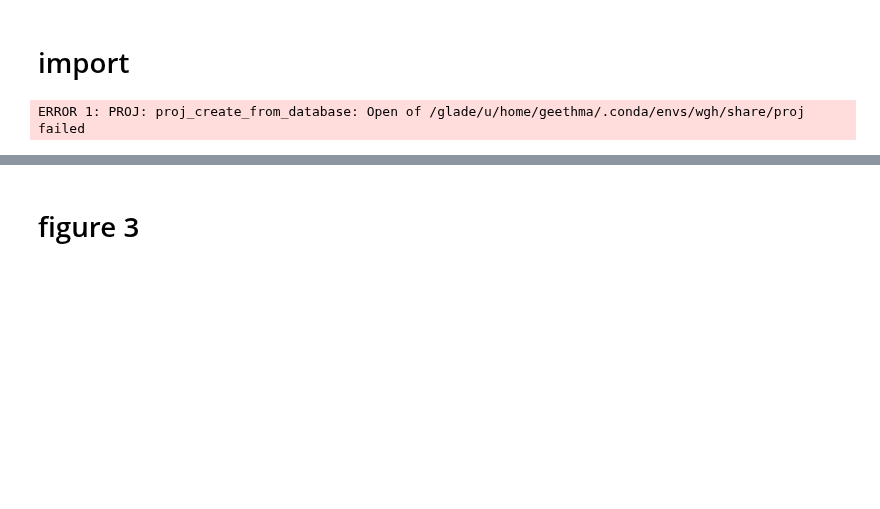
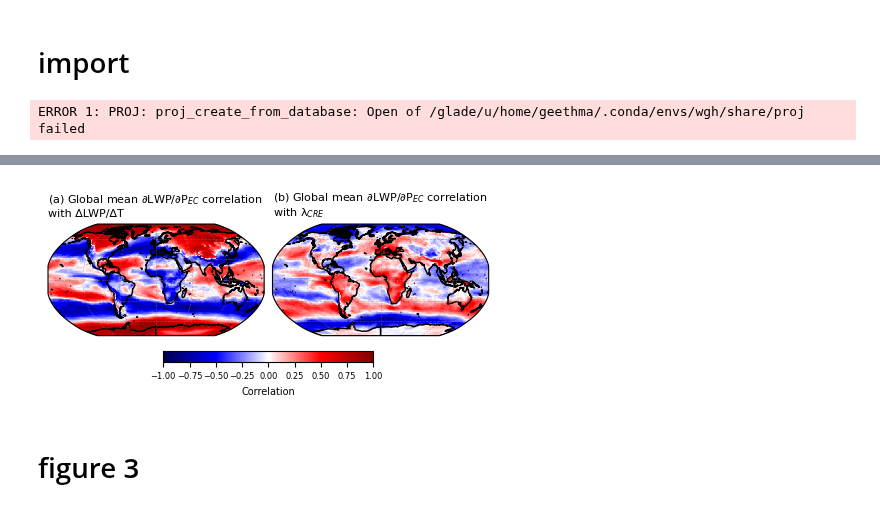
Before and after one commit to wgh-private/globalFB_precipeff, a Jupyter notebook: finalwork.ipynb, the cells around one changed output, grey strips where cells are left out. Saved outputs shown, nothing was run; the diff lists cells and outputs as text; code cells hidden in the pictures; blank space fills up the shorter version.

```diff
--- a/finalwork.ipynb
+++ b/finalwork.ipynb
@@ -33,0 +128,87 @@ from cyclone_metrics import *
+# %%
+import matplotlib.pyplot as plt
+import cartopy.crs as ccrs
+import cartopy.feature as cfeature
+import numpy as np
+import scipy.stats as stats
+
+file = np.load('/glade/campaign/uwyo/wyom0124/variables_filtered/pe.npz')
+PE_g_mean = xr.DataArray(file['data'], dims=['runs'], coords={'runs':file['runs']})  # [s-1]
+
+var_list = ['LWPmap_ol', 'pe_maps_ol', 'dLWPmap_gol', 'dSWCREmap', 'dLWCREmap', 'dTSmap_gol']
+var_dict = {var: load_xarray(var) for var in var_list}
+
+### Select only common runs for all datasets
+var_keys = list(var_dict.keys())
+common_members = var_dict[var_keys[0]]["runs"].values
+for name in var_keys:
+    print(name)
+    common_members = np.intersect1d(common_members, var_dict[name]["runs"].values)
+
+var_dict = {name: ds.sel(runs=common_members) for name, ds in var_dict.items()}
+
+totdCRE_g = (var_dict['dLWCREmap']+var_dict['dSWCREmap'])/var_dict['dTSmap_gol']
+common_members = np.intersect1d(PE_g_mean['runs'], totdCRE_g['runs'])
+totdCRE_g = totdCRE_g.sel(runs=common_members)
+PE_g_mean = PE_g_mean.sel(runs=common_members)
+dVAR_map_o = [var_dict['dLWPmap_gol'].data/var_dict['dTSmap_gol'].data, totdCRE_g.data]
+dVAR_map_o = np.array(dVAR_map_o)
+dVar_name = ['∆LWP/∆T', 'λ$_{CRE}$']
+
+grad = [PE_g_mean.data]
+grad = np.array(grad)
+grad_name = ['P/LWP']
+
+# Set figure width to 11.4 cm = 4.49 inches for PNAS single-column
+fig = plt.figure(figsize=(4.49, 2.8))  # Adjusted height to maintain horizontal layout
+
+lat_sh = var_dict['dLWPmap_gol'].lat.shape[0]
+lon_sh = var_dict['dLWPmap_gol'].lon.shape[0]
+
+nums = [[0, 0], [0, 1]]
+title_num = ['(a) ', '(b) ']
+
+# PNAS-compliant font sizes
+title_fontsize = 8
+label_fontsize = 7
+tick_fontsize = 6
+
+_, PPE_grad_LWP_PRC = cyclone_metrics()
+PPE_grad_LWP_PRC = PPE_grad_LWP_PRC.sel(runs=common_members)
+grad = [PPE_grad_LWP_PRC.data]
+grad = np.array(grad)
+grad_name = ['∂LWP/∂P$_{EC}$']
+
+# Create 1 row, 2 columns
+fig, axs = plt.subplots(1, 2, figsize=(4.49, 2.8), subplot_kw={'projection': ccrs.Robinson()}, constrained_layout=True)
+
+for ax_n, ax in enumerate(axs.flat):
+    g = nums[ax_n][0]
+    d = nums[ax_n][1]
+
+    correlation = np.full((lat_sh, lon_sh), np.nan)
+    for i in range(lat_sh):
+        for j in range(lon_sh):
+            correlation[i, j] = stats.spearmanr(grad[g], dVAR_map_o[d, :, i, j], nan_policy='omit')[0]
+
+    cbar_img = ax.pcolormesh(var_dict['dLWPmap_gol'].lon, var_dict['dLWPmap_gol'].lat, correlation,
+                             transform=ccrs.PlateCarree(), cmap='seismic',
+                             vmin=-1, vmax=1)
+
+    ax.add_feature(cfeature.LAND, facecolor='white')
+    ax.add_feature(cfeature.GSHHSFeature(scale='auto', edgecolor='black'))
+    ax.set_extent([-180, 180, -90, 90], ccrs.PlateCarree())
+    ax.set_title(title_num[ax_n] + 'Global mean ' + grad_name[g] + ' correlation\nwith ' + dVar_name[d],
+                 fontsize=title_fontsize, loc='left')
+
+    gl = ax.gridlines(draw_labels=False, linewidth=0.5, color='gray', alpha=0.5, linestyle='--')
+
+# Single horizontal colorbar below
+cbar = fig.colorbar(cbar_img, ax=axs, orientation='horizontal', fraction=0.05, pad=0.07)
+cbar.set_label('Correlation', fontsize=label_fontsize)
+cbar.ax.tick_params(labelsize=tick_fontsize)
+
+plt.savefig('final_figures/∂LWP∂P_LSW∆CRE_∆LWP_correlation.png',
+            bbox_inches='tight', facecolor='white', dpi=600)
+plt.show()
+# %% [output]
@@ -34,3 +222,4 @@ from cyclone_metrics import *
+[figure, added]
 # %% [markdown]
 # figure 3
 # %%
```
Also changed, not shown: parts of 7 cells of this notebook.
